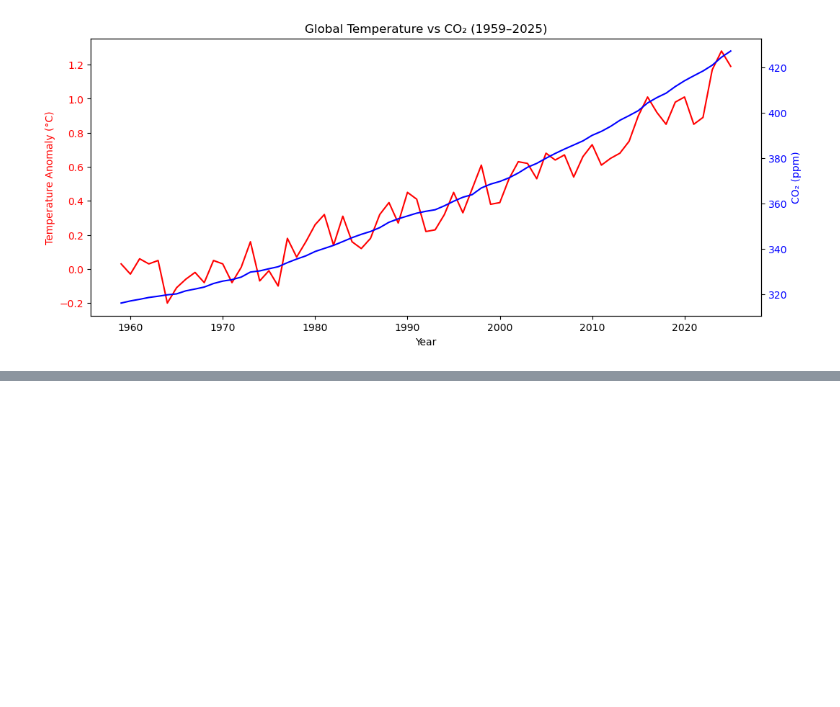
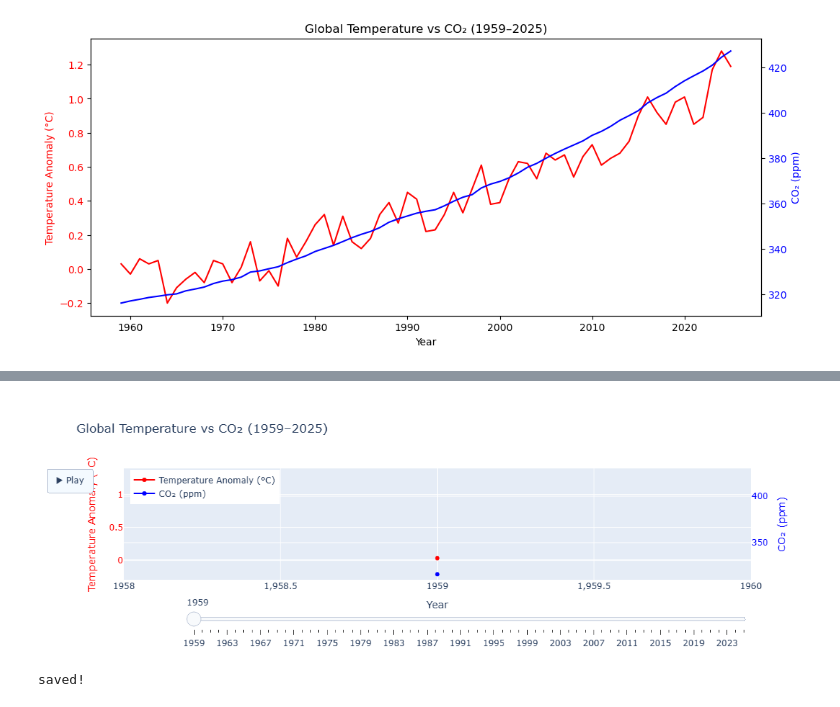
Before and after one commit to mahekshahh/climate-analysis, a Jupyter notebook: climate_analysis.ipynb, the cells around one changed output, grey strips where cells are left out. Drawn from its saved outputs; the diff is of its cells as text; code cells hidden in the pictures; blank space fills up the shorter version.

```diff
--- a/climate_analysis.ipynb
+++ b/climate_analysis.ipynb
@@ -261,0 +303,55 @@ plt.show()
+# %%
+import plotly.graph_objects as go
+
+# build frames
+frames = []
+years = merged["Year"].tolist()
+
+for i in range(1, len(merged)+1):
+    subset = merged.iloc[:i]
+    frames.append(go.Frame(
+        data=[
+            go.Scatter(x=subset["Year"], y=subset["J-D"], name="Temperature Anomaly (°C)", line=dict(color="red")),
+            go.Scatter(x=subset["Year"], y=subset["co2"], name="CO₂ (ppm)", yaxis="y2", line=dict(color="blue"))
+        ],
+        name=str(years[i-1])
+    ))
+
+# base figure
+fig = go.Figure(
+    data=[
+        go.Scatter(x=merged["Year"].iloc[:1], y=merged["J-D"].iloc[:1], name="Temperature Anomaly (°C)", line=dict(color="red")),
+        go.Scatter(x=merged["Year"].iloc[:1], y=merged["co2"].iloc[:1], name="CO₂ (ppm)", yaxis="y2", line=dict(color="blue"))
+    ],
+    frames=frames
+)
+
+fig.update_layout(
+    title="Global Temperature vs CO₂ (1959–2025)",
+    xaxis_title="Year",
+    yaxis=dict(title="Temperature Anomaly (°C)", color="red", range=[-0.3, 1.4]),
+    yaxis2=dict(title="CO₂ (ppm)", color="blue", overlaying="y", side="right", range=[310, 430]),
+    updatemenus=[{
+        "type": "buttons",
+        "buttons": [{
+            "label": "▶ Play",
+            "method": "animate",
+            "args": [None, {"frame": {"duration": 80, "redraw": True}, "fromcurrent": True}]
+        }]
+    }],
+    sliders=[{
+        "steps": [{"args": [[f.name], {"frame": {"duration": 80}, "mode": "immediate"}],
+                   "label": f.name, "method": "animate"} for f in frames],
+        "x": 0.1, "len": 0.9
+    }],
+    legend=dict(x=0.01, y=0.99)
+)
+
+fig.show()
+# %% [output]
+[figure, added]
+# %%
+fig.write_html("temperature_co2_animation.html")
+print("saved!")
+# %% [output]
+saved!
```
Also changed, not shown: parts of 2 cells of this notebook, 1 other file.
